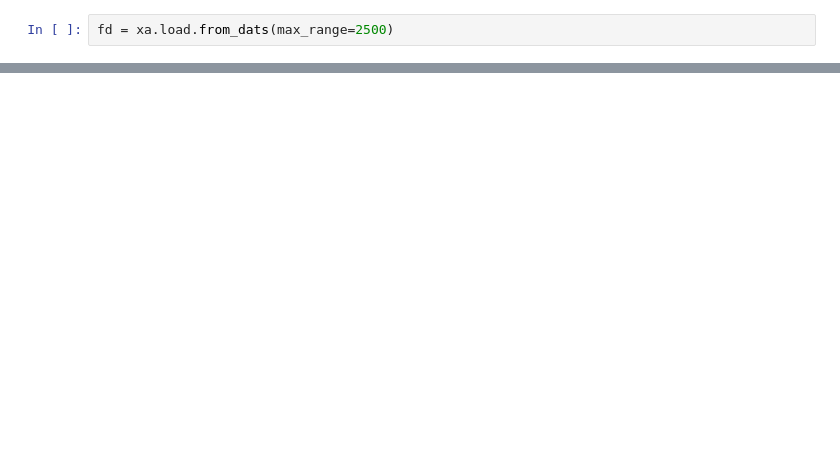
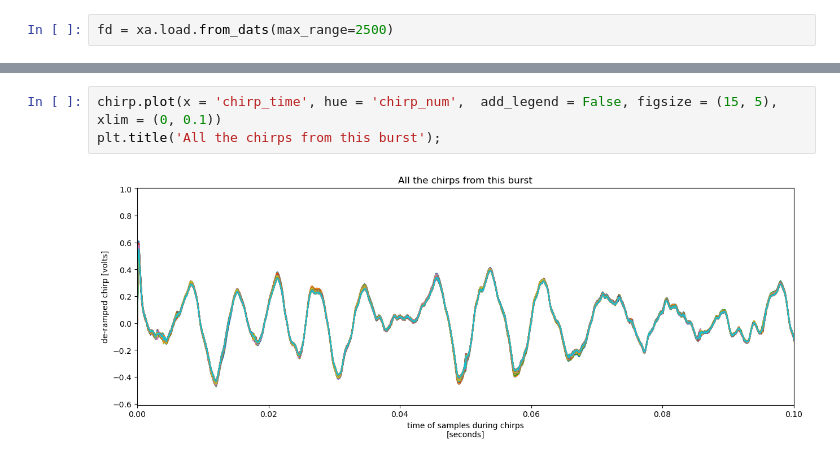
Before and after one commit to ldeo-glaciology/glaciology-intro-book, a Jupyter notebook: src/sections/radar/apres/apres_data_1.ipynb, the cells around one changed output, grey strips where cells are left out. Cells and saved outputs as stored; diff of their text form; blank space fills up the shorter version.

```diff
--- a/src/sections/radar/apres/apres_data_1.ipynb
+++ b/src/sections/radar/apres/apres_data_1.ipynb
@@ -203,0 +117,5 @@ ldeo-glaciology/apres/thwaites/2022-2023/Point/G1-22-05
+# %%
+chirp.plot(x = 'chirp_time', hue = 'chirp_num',  add_legend = False, figsize = (15, 5), xlim = (0, 0.1))
+plt.title('All the chirps from this burst');
+# %% [output]
+[figure, added]
```
Also changed, not shown: parts of 105 cells of this notebook, 2 other files.
